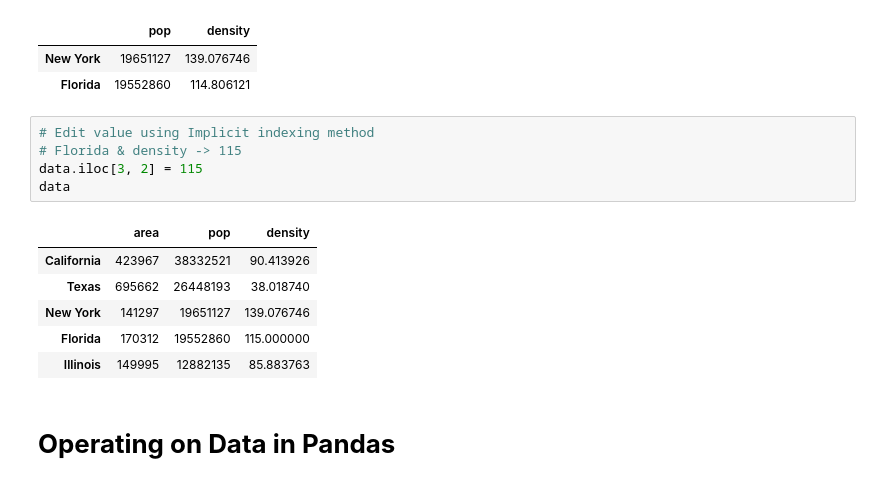
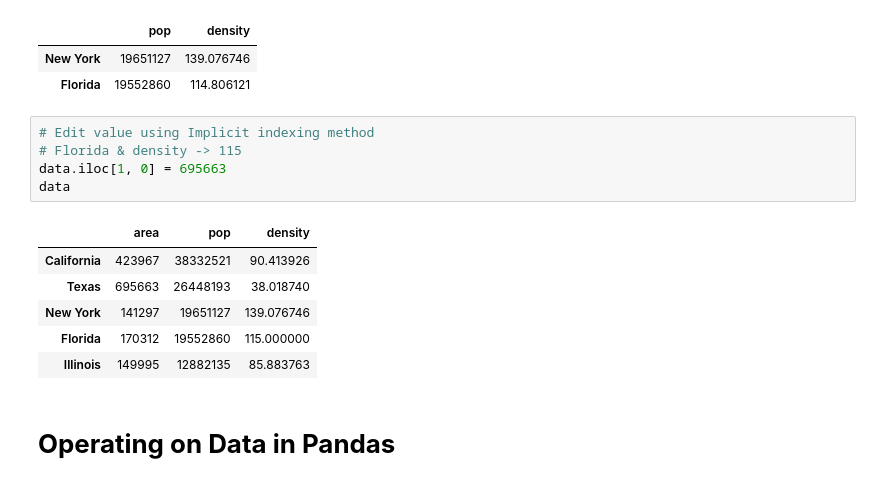
Before and after one commit to Rozieyati/Data-Science-Project, a Jupyter notebook: P166417_Week7_DataManipulation_Pandas_20251122_ORI.ipynb, the cells around one changed output. Saved outputs shown, nothing was run; the diff lists cells and outputs as text.

```diff
--- a/P166417_Week7_DataManipulation_Pandas_20251122_ORI.ipynb
+++ b/P166417_Week7_DataManipulation_Pandas_20251122_ORI.ipynb
@@ -602,12 +606,12 @@ data.loc[data.density > 100, ['pop', 'density']]
 # %%
 # Edit value using Implicit indexing method
 # Florida & density -> 115
-data.iloc[3, 2] = 115
+data.iloc[1, 0] = 695663
 data
 # %% [output]
 |  | area | pop | density |
 | California | 423967 | 38332521 | 90.413926 |
-| Texas | 695662 | 26448193 | 38.018740 |
+| Texas | 695663 | 26448193 | 38.018740 |
 | New York | 141297 | 19651127 | 139.076746 |
 | Florida | 170312 | 19552860 | 115.000000 |
 | Illinois | 149995 | 12882135 | 85.883763 |
```
Also changed, not shown: parts of 19 cells of this notebook.
